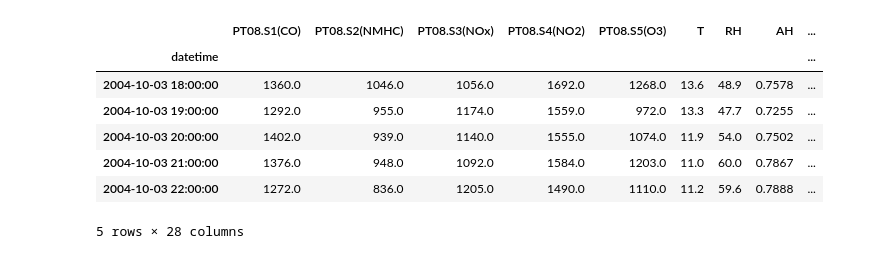
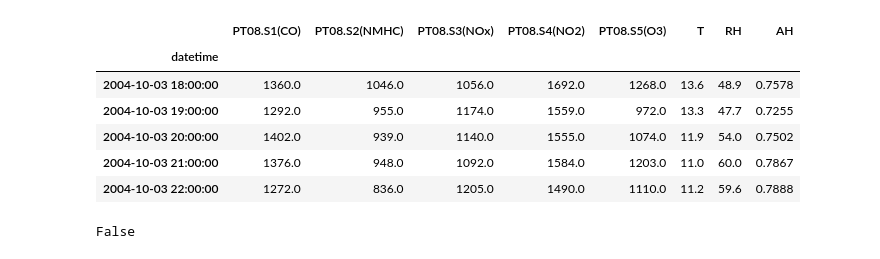
Before and after one commit to manojmanivannan/DataScience, a Jupyter notebook: Air-Quality/2.Linear_Regression.ipynb, the cells around one changed output. Drawn from its saved outputs; the diff is of its cells as text; code cells hidden in the pictures.

```diff
--- a/Air-Quality/2.Linear_Regression.ipynb
+++ b/Air-Quality/2.Linear_Regression.ipynb
@@ -1,13 +1,16 @@
 # %%
 import pandas as pd
-df = pd.read_pickle('data/df_encoded.pkl')
+import numpy as np
+%matplotlib inline
+import matplotlib.pyplot as plt
+# df = pd.read_pickle('data/df_encoded.pkl')
+df = pd.read_pickle('data/df_ground_truth.pkl')
 df.head()
 # %% [output]
-|  | PT08.S1(CO) | PT08.S2(NMHC) | PT08.S3(NOx) | PT08.S4(NO2) | PT08.S5(O3) | T | RH | AH | ... |
-| datetime |  |  |  |  |  |  |  |  | ... |
-| 2004-10-03 18:00:00 | 1360.0 | 1046.0 | 1056.0 | 1692.0 | 1268.0 | 13.6 | 48.9 | 0.7578 | ... |
-| 2004-10-03 19:00:00 | 1292.0 | 955.0 | 1174.0 | 1559.0 | 972.0 | 13.3 | 47.7 | 0.7255 | ... |
-| 2004-10-03 20:00:00 | 1402.0 | 939.0 | 1140.0 | 1555.0 | 1074.0 | 11.9 | 54.0 | 0.7502 | ... |
-| 2004-10-03 21:00:00 | 1376.0 | 948.0 | 1092.0 | 1584.0 | 1203.0 | 11.0 | 60.0 | 0.7867 | ... |
-| 2004-10-03 22:00:00 | 1272.0 | 836.0 | 1205.0 | 1490.0 | 1110.0 | 11.2 | 59.6 | 0.7888 | ... |
+|  | PT08.S1(CO) | PT08.S2(NMHC) | PT08.S3(NOx) | PT08.S4(NO2) | PT08.S5(O3) | T | RH | AH |
+| datetime |  |  |  |  |  |  |  |  |
+| 2004-10-03 18:00:00 | 1360.0 | 1046.0 | 1056.0 | 1692.0 | 1268.0 | 13.6 | 48.9 | 0.7578 |
+| 2004-10-03 19:00:00 | 1292.0 | 955.0 | 1174.0 | 1559.0 | 972.0 | 13.3 | 47.7 | 0.7255 |
+| 2004-10-03 20:00:00 | 1402.0 | 939.0 | 1140.0 | 1555.0 | 1074.0 | 11.9 | 54.0 | 0.7502 |
+| 2004-10-03 21:00:00 | 1376.0 | 948.0 | 1092.0 | 1584.0 | 1203.0 | 11.0 | 60.0 | 0.7867 |
+| 2004-10-03 22:00:00 | 1272.0 | 836.0 | 1205.0 | 1490.0 | 1110.0 | 11.2 | 59.6 | 0.7888 |
-5 rows × 28 columns
@@ -13,0 +22,5 @@ df.head()
+# %%
+#Check to see if there are msising data
+df.isnull().values.any()
+# %% [output]
+False
```
Also changed, not shown: parts of 15 cells of this notebook, 2 other files.
